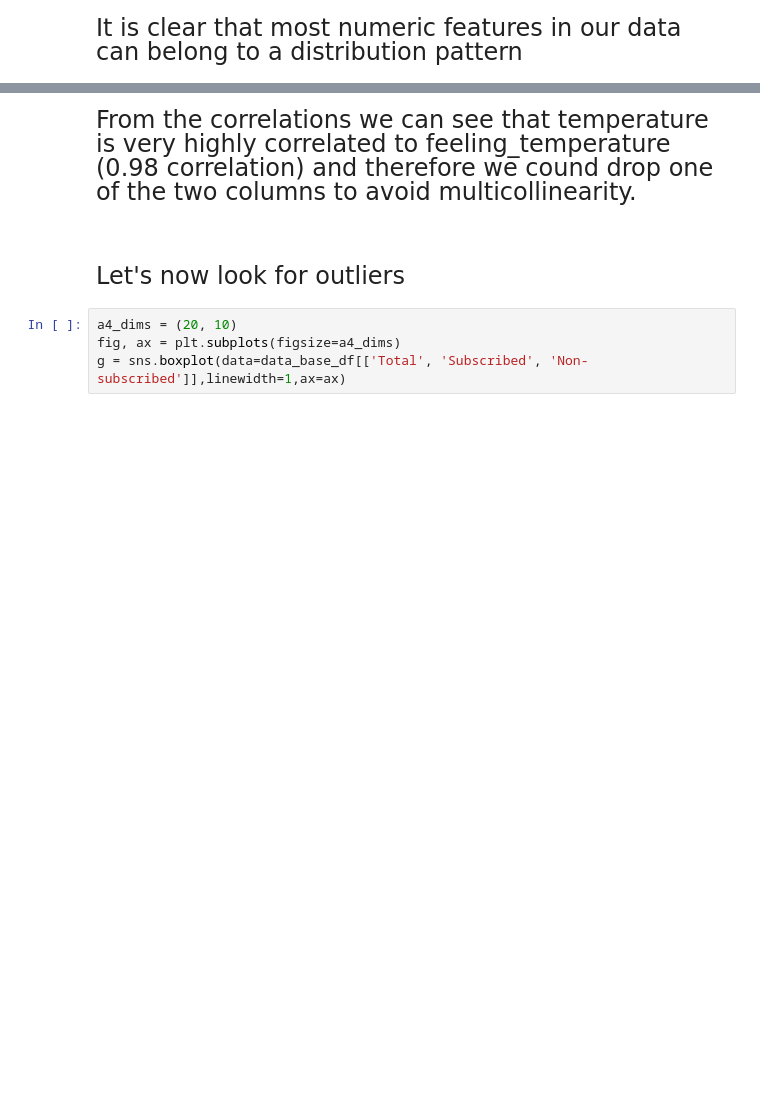
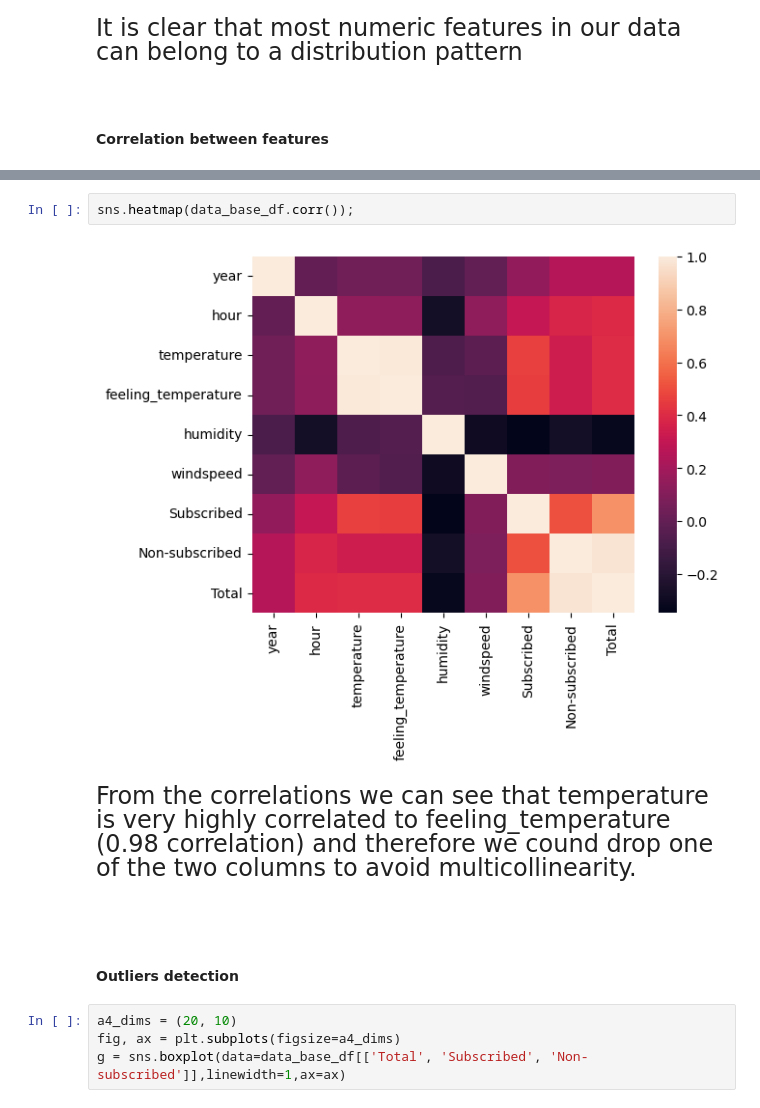
Before and after one commit to eleonoraieronimaki/Bike-rents-analysis-and-prediction, a Jupyter notebook: main_notebook.ipynb, the cells around one changed output, grey strips where cells are left out. Saved outputs shown, nothing was run; the diff lists cells and outputs as text; blank space fills up the shorter version.

```diff
--- a/main_notebook.ipynb
+++ b/main_notebook.ipynb
@@ -166,6 +173,9 @@ for i in range(len(hists)):
 <font size="5">
 It is clear that most numeric features in our data can belong to a distribution pattern
 </font>
+# %% [markdown]
+<br>
+<h4>Correlation between features </h4>
 # %%
 # correlations between features
 data_base_df.corr()
@@ -180,15 +190,17 @@ data_base_df.corr()
 | Subscribed | 0.142779 | 0.301202 | 0.459616 | 0.454080 | -0.347028 | 0.090287 | 1.000000 | 0.506618 | ... |
 | Non-subscribed | 0.253684 | 0.374141 | 0.335361 | 0.332559 | -0.273933 | 0.082321 | 0.506618 | 1.000000 | ... |
 | Total | 0.250495 | 0.394071 | 0.404772 | 0.400929 | -0.322911 | 0.093234 | 0.694564 | 0.972151 | ... |
+# %%
+sns.heatmap(data_base_df.corr());
+# %% [output]
+[figure, added]
 # %% [markdown]
 <font size='5'>
 From the correlations we can see that temperature is very highly correlated to feeling_temperature (0.98 correlation) and therefore we cound drop one of the two columns to avoid multicollinearity.
 </font>
-# %% [markdown]
-<br/><br/>
-<font size="5">
-Let's now look for outliers
-</font>
+# %% [markdown]
+<br/><br/>
+<h4>Outliers detection</h4>
 # %%
 a4_dims = (20, 10)
 fig, ax = plt.subplots(figsize=a4_dims)
```
Also changed, not shown: parts of 22 cells of this notebook, 1 other file.
